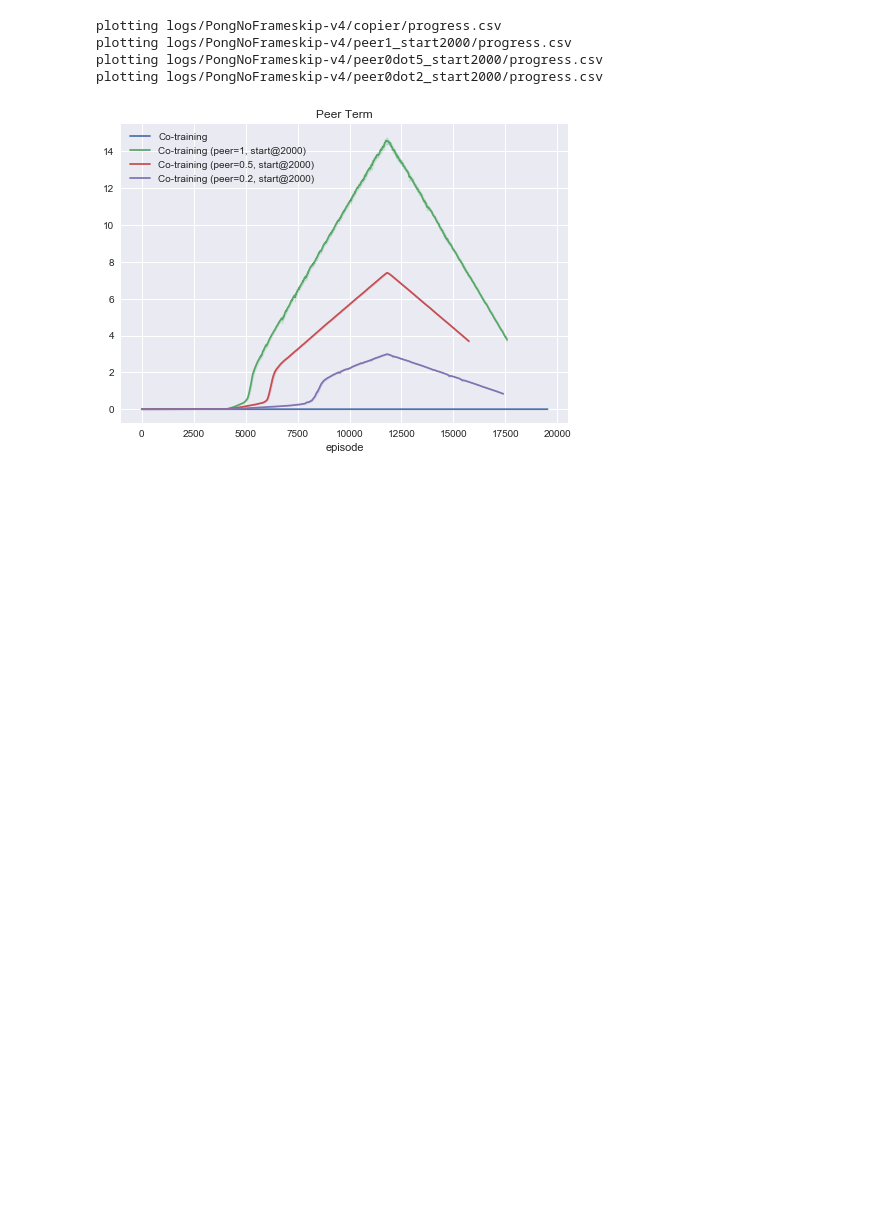
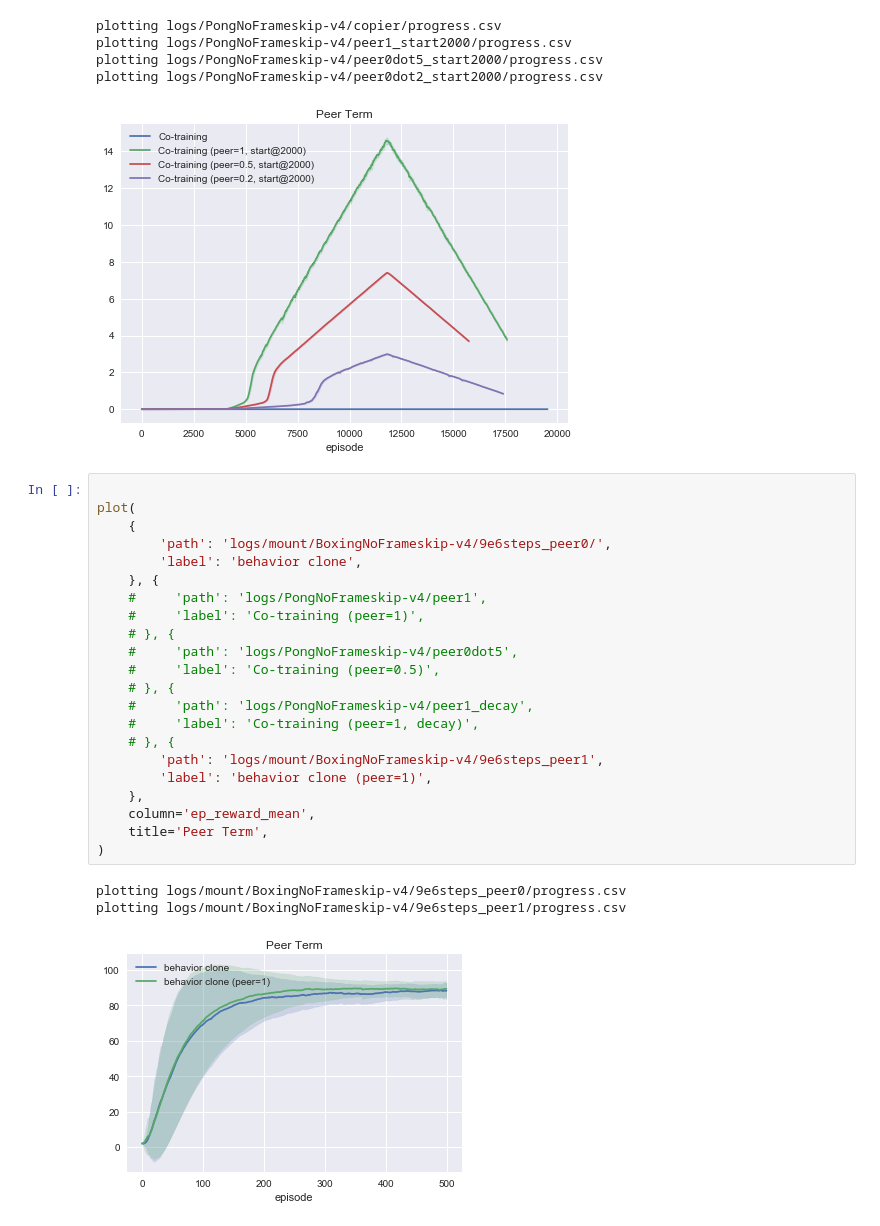
Before and after one commit to gohsyi/peer_bc_ct, a Jupyter notebook: plotter.ipynb, the cells around one changed output. Cells and saved outputs as stored; diff of their text form; blank space fills up the shorter version.

```diff
--- a/plotter.ipynb
+++ b/plotter.ipynb
@@ -187,3 +191,29 @@ plotting logs/PongNoFrameskip-v4/peer1_start2000/progress.csv
 plotting logs/PongNoFrameskip-v4/peer0dot5_start2000/progress.csv
 plotting logs/PongNoFrameskip-v4/peer0dot2_start2000/progress.csv
 [figure]
+# %%
+
+plot(
+    {
+        'path': 'logs/mount/BoxingNoFrameskip-v4/9e6steps_peer0/',
+        'label': 'behavior clone',
+    }, {
+    #     'path': 'logs/PongNoFrameskip-v4/peer1',
+    #     'label': 'Co-training (peer=1)',
+    # }, {
+    #     'path': 'logs/PongNoFrameskip-v4/peer0dot5',
+    #     'label': 'Co-training (peer=0.5)',
+    # }, {
+    #     'path': 'logs/PongNoFrameskip-v4/peer1_decay',
+    #     'label': 'Co-training (peer=1, decay)',
+    # }, {
+        'path': 'logs/mount/BoxingNoFrameskip-v4/9e6steps_peer1',
+        'label': 'behavior clone (peer=1)',
+    },
+    column='ep_reward_mean',
+    title='Peer Term',
+)
+# %% [output]
+plotting logs/mount/BoxingNoFrameskip-v4/9e6steps_peer0/progress.csv
+plotting logs/mount/BoxingNoFrameskip-v4/9e6steps_peer1/progress.csv
+[figure, added]
```
Also changed, not shown: parts of 2 cells of this notebook, 1 other file.
